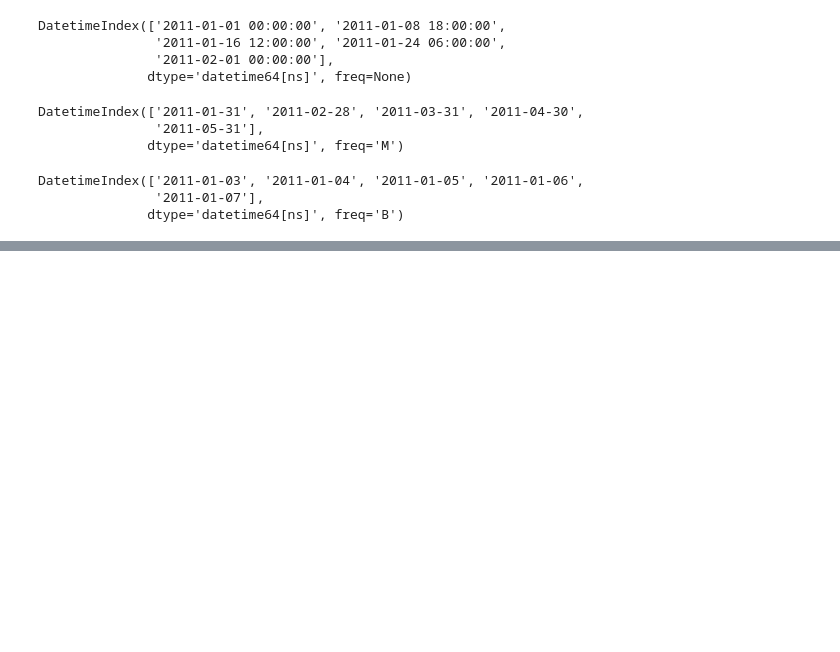
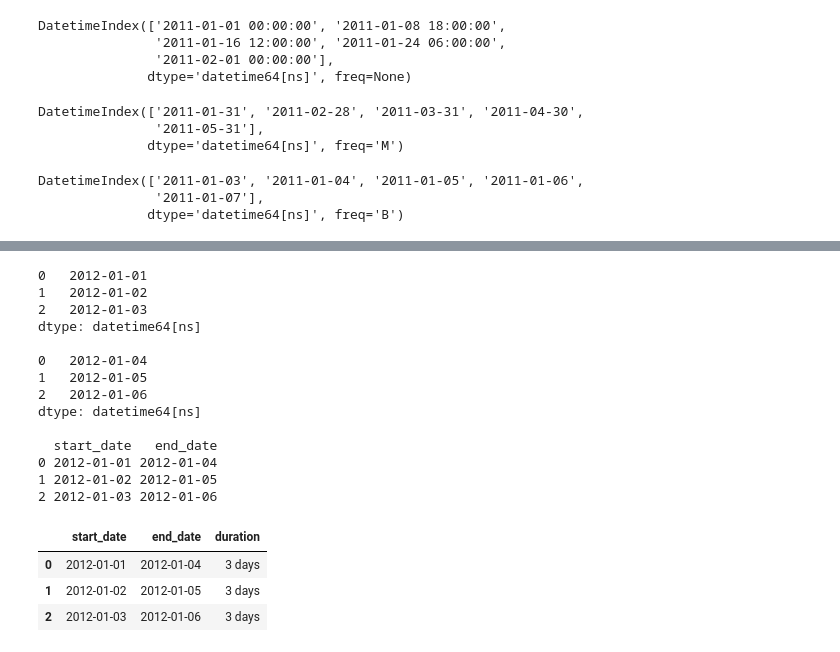
Before and after one commit to mga321/tutorialspoint_notebooks, a Jupyter notebook: pandas.ipynb, the cells around one changed output, grey strips where cells are left out. Saved outputs shown, nothing was run; the diff lists cells and outputs as text; code cells hidden in the pictures; blank space fills up the shorter version.

Commit message:
Timedelta

```diff
--- a/pandas.ipynb
+++ b/pandas.ipynb
@@ -1906,0 +1933,37 @@ DatetimeIndex(['2011-01-03', '2011-01-04', '2011-01-05', '2011-01-06',
+# %%
+# Exercise 5: Use arithmetic on datetime dtypes or timestamps to create timedeltas
+series_1 = pd.Series(pd.date_range('2012-1-1', periods=3, freq='D'))
+print(series_1)
+print("")
+
+series_2 = pd.Series(pd.date_range('2012-1-4', periods=3, freq='D'))
+print(series_2)
+print("")
+
+df = pd.DataFrame()
+df['start_date'] = series_1
+df['end_date'] = series_2
+print(df)
+print("")
+
+df['duration'] = df['end_date'] - df['start_date']
+df
+# %% [output]
+0   2012-01-01
+1   2012-01-02
+2   2012-01-03
+dtype: datetime64[ns]
+
+0   2012-01-04
+1   2012-01-05
+2   2012-01-06
+dtype: datetime64[ns]
+
+  start_date   end_date
+0 2012-01-01 2012-01-04
+1 2012-01-02 2012-01-05
+2 2012-01-03 2012-01-06
+|  | start_date | end_date | duration |
+| 0 | 2012-01-01 | 2012-01-04 | 3 days |
+| 1 | 2012-01-02 | 2012-01-05 | 3 days |
+| 2 | 2012-01-03 | 2012-01-06 | 3 days |
```
Also changed, not shown: parts of 6 cells of this notebook.
